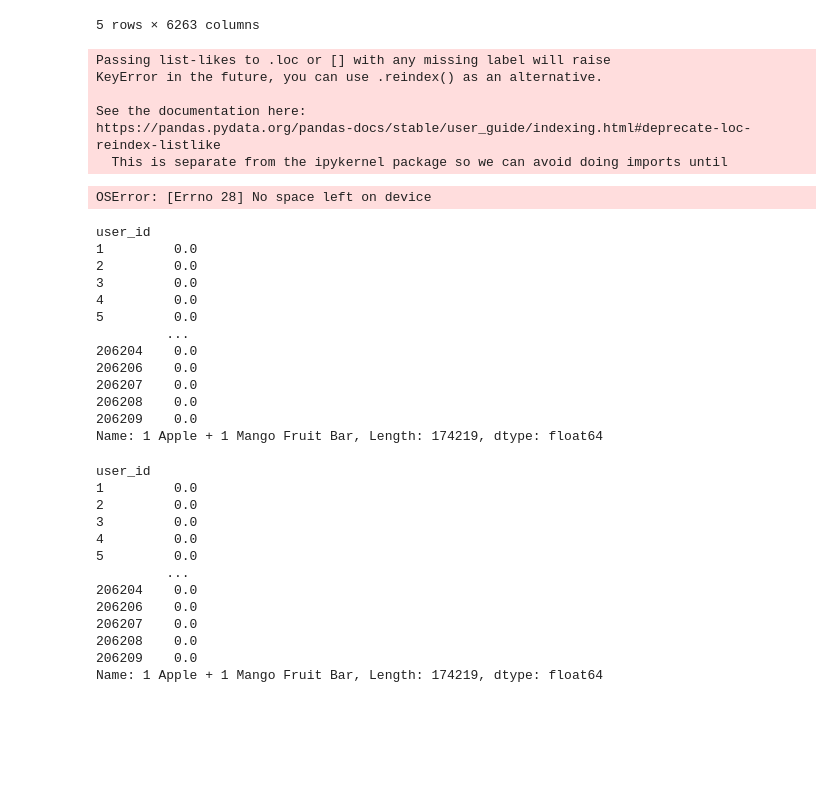
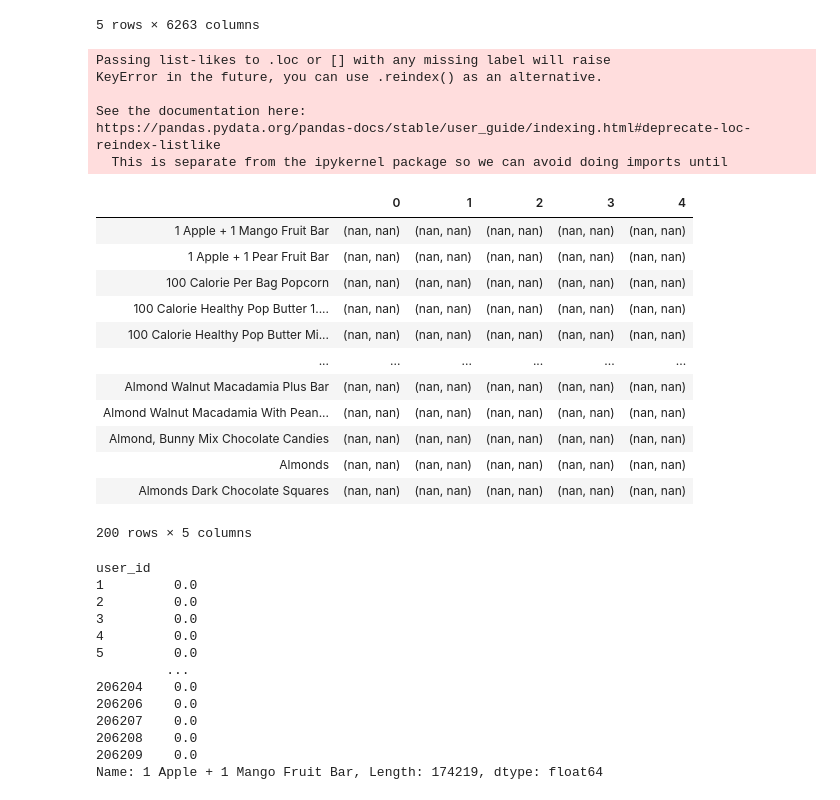
Before and after one commit to auriane81/epfl-ada-ada-2019-project-adax, a Jupyter notebook: project_Ariane_graph.ipynb, the cells around one changed output. Drawn from its saved outputs; the diff is of its cells as text; code cells hidden in the pictures; blank space fills up the shorter version.

```diff
--- a/project_Ariane_graph.ipynb
+++ b/project_Ariane_graph.ipynb
@@ -818,7 +804,7 @@ orders_matrix = orders_matrix.fillna(value=0)
 orders_by_cluster = {}
 for i in range(5):
     orders_by_cluster[i] = orders_matrix.loc[[j+1 for j in range(len(users_cluster)) if users_cluster[j] == i]]
-    orders_by_cluster[i].to_pickle('orders_by_cluster_{}'.format(i))
+    #orders_by_cluster[i].to_pickle('orders_by_cluster_{}'.format(i))
 # %% [output]
 Passing list-likes to .loc or [] with any missing label will raise
 KeyError in the future, you can use .reindex() as an alternative.
@@ -826,10 +812,14 @@ KeyError in the future, you can use .reindex() as an alternative.
 See the documentation here:
 https://pandas.pydata.org/pandas-docs/stable/user_guide/indexing.html#deprecate-loc-reindex-listlike
   This is separate from the ipykernel package so we can avoid doing imports until
-OSError: [Errno 28] No space left on device
 # %%
 # fill in other users (those who did not buy any snack)
 #for i in range(5):
 for user_id_minus_one, cl in enumerate(users_cluster):
     if user_id_minus_one+1 not in orders_by_cluster[cl]:
         orders_by_cluster[cl].loc[user_id_minus_one+1] = [0. for _ in range(len(orders_matrix.columns))]
+# %%
+# normalize by overall snacks consumption
+# should be moved to before filling in
+for cl, orders in orders_by_cluster.items():
+    orders_by_cluster[cl] = orders.div(orders.sum(axis=1), axis=0)
@@ -836,26 +828,29 @@ for user_id_minus_one, cl in enumerate(users_cluster):
+# %%
+avg_consumption = pd.DataFrame({'0':[], '1':[], '2':[], '3':[], '4':[]})
+for prod in orders_by_cluster[0].columns:
+    if not math.isnan(orders_by_cluster[cl][prod].mean()):
+        print(orders_by_cluster[cl][prod].mean())
+    avg_consumption.loc[prod] = [(orders_by_cluster[cl][prod].mean(), orders_by_cluster[cl][prod].var()) for cl in range(5)]
+# %%
+avg_consumption.head(200)
+# %% [output]
+|  | 0 | 1 | 2 | 3 | 4 |
+| 1 Apple + 1 Mango Fruit Bar | (nan, nan) | (nan, nan) | (nan, nan) | (nan, nan) | (nan, nan) |
+| 1 Apple + 1 Pear Fruit Bar | (nan, nan) | (nan, nan) | (nan, nan) | (nan, nan) | (nan, nan) |
+| 100 Calorie Per Bag Popcorn | (nan, nan) | (nan, nan) | (nan, nan) | (nan, nan) | (nan, nan) |
+| 100 Calorie Healthy Pop Butter 1.... | (nan, nan) | (nan, nan) | (nan, nan) | (nan, nan) | (nan, nan) |
+| 100 Calorie Healthy Pop Butter Mi... | (nan, nan) | (nan, nan) | (nan, nan) | (nan, nan) | (nan, nan) |
+| ... | ... | ... | ... | ... | ... |
+| Almond Walnut Macadamia Plus Bar | (nan, nan) | (nan, nan) | (nan, nan) | (nan, nan) | (nan, nan) |
+| Almond Walnut Macadamia With Pean... | (nan, nan) | (nan, nan) | (nan, nan) | (nan, nan) | (nan, nan) |
+| Almond, Bunny Mix Chocolate Candies | (nan, nan) | (nan, nan) | (nan, nan) | (nan, nan) | (nan, nan) |
+| Almonds | (nan, nan) | (nan, nan) | (nan, nan) | (nan, nan) | (nan, nan) |
+| Almonds Dark Chocolate Squares | (nan, nan) | (nan, nan) | (nan, nan) | (nan, nan) | (nan, nan) |
+200 rows × 5 columns
 # %%
 # run jusque là
 # %%
 from scipy.stats import f_oneway, mannwhitneyu, kruskal
-# %%
-for prod, vals in oorders_by_cluster[0].iteritems():
-
-    #f_oneway(orders_matrix[orders_matrix.cluster==])
-    break
-# %% [output]
-user_id
-1         0.0
-2         0.0
-3         0.0
-4         0.0
-5         0.0
-         ...
-206204    0.0
-206206    0.0
-206207    0.0
-206208    0.0
-206209    0.0
-Name: 1 Apple + 1 Mango Fruit Bar, Length: 174219, dtype: float64
 # %%
 these_users_cluster = [users_cluster[i-1] for i in orders_matrix.index]
 # %%
```
Also changed, not shown: parts of 4 cells of this notebook.
